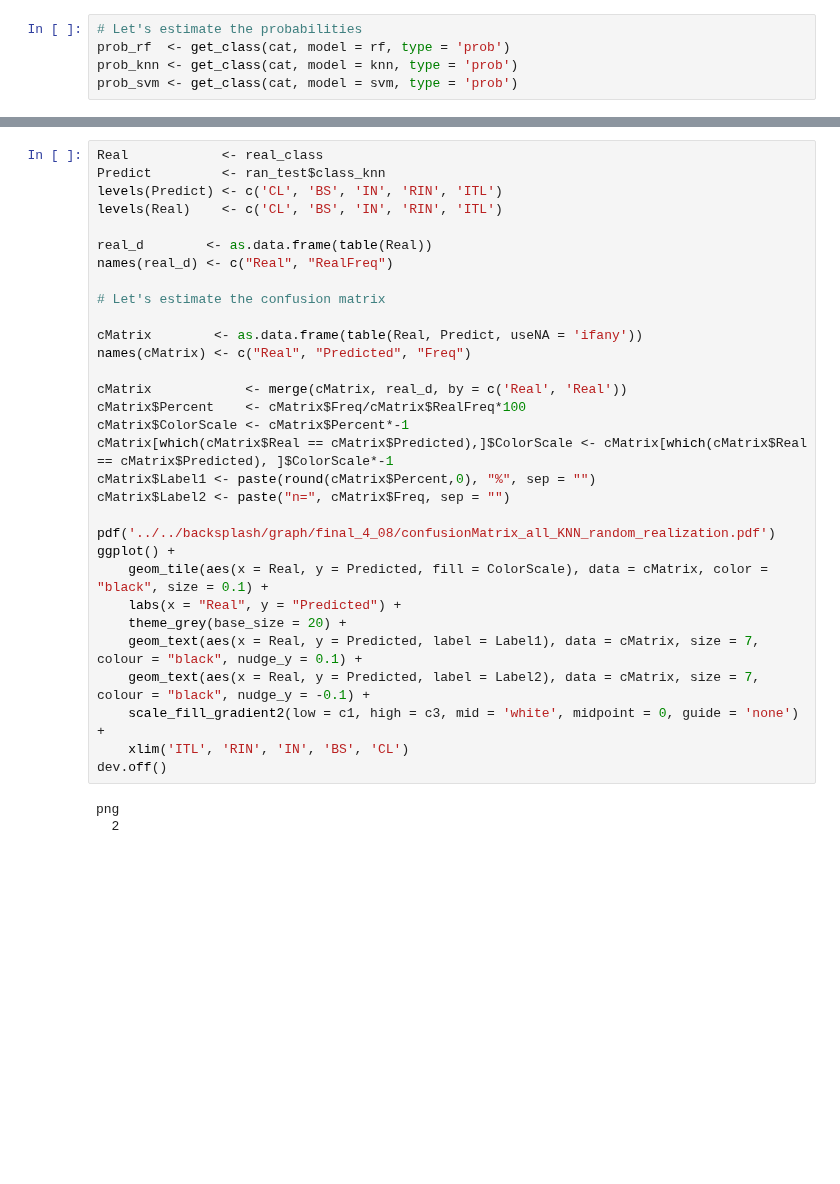
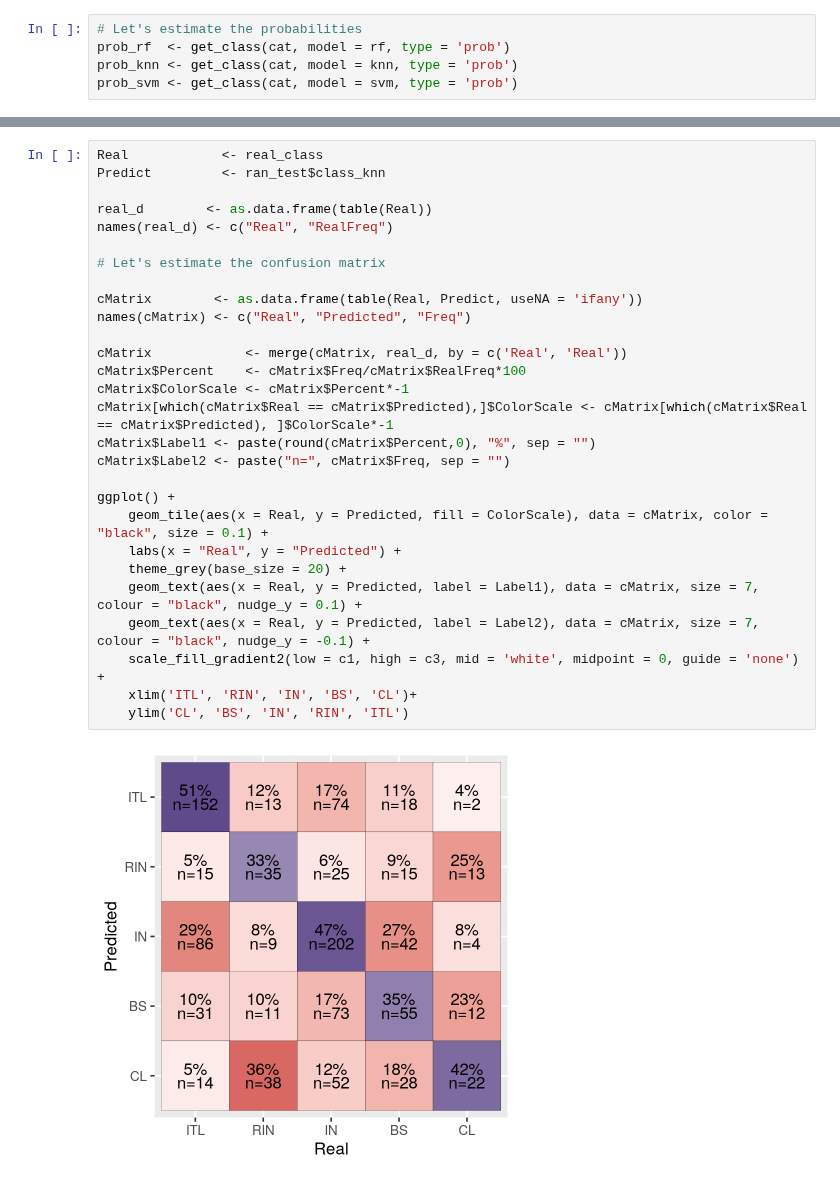
Before and after one commit to Martindelosrios/ROGER, a Jupyter notebook: Examples/Example 2 (RandomSample).ipynb, the cells around one changed output, grey strips where cells are left out. Cells and saved outputs as stored; diff of their text form; blank space fills up the shorter version.

```diff
--- a/Examples/Example 2 (RandomSample).ipynb
+++ b/Examples/Example 2 (RandomSample).ipynb
@@ -565,37 +550,33 @@ png
 # %%
 Real            <- real_class
 Predict         <- ran_test$class_knn
-levels(Predict) <- c('CL', 'BS', 'IN', 'RIN', 'ITL')
-levels(Real)    <- c('CL', 'BS', 'IN', 'RIN', 'ITL')
 
 real_d        <- as.data.frame(table(Real))
 names(real_d) <- c("Real", "RealFreq")
 
 # Let's estimate the confusion matrix
 
 cMatrix        <- as.data.frame(table(Real, Predict, useNA = 'ifany'))
 names(cMatrix) <- c("Real", "Predicted", "Freq")
 
 cMatrix            <- merge(cMatrix, real_d, by = c('Real', 'Real'))
 cMatrix$Percent    <- cMatrix$Freq/cMatrix$RealFreq*100
 cMatrix$ColorScale <- cMatrix$Percent*-1
 cMatrix[which(cMatrix$Real == cMatrix$Predicted),]$ColorScale <- cMatrix[which(cMatrix$Real == cMatrix$Predicted), ]$ColorScale*-1
 cMatrix$Label1 <- paste(round(cMatrix$Percent,0), "%", sep = "")
 cMatrix$Label2 <- paste("n=", cMatrix$Freq, sep = "")
 
-pdf('../../backsplash/graph/final_4_08/confusionMatrix_all_KNN_random_realization.pdf')
 ggplot() +
     geom_tile(aes(x = Real, y = Predicted, fill = ColorScale), data = cMatrix, color = "black", size = 0.1) +
     labs(x = "Real", y = "Predicted") +
     theme_grey(base_size = 20) +
     geom_text(aes(x = Real, y = Predicted, label = Label1), data = cMatrix, size = 7, colour = "black", nudge_y = 0.1) +
     geom_text(aes(x = Real, y = Predicted, label = Label2), data = cMatrix, size = 7, colour = "black", nudge_y = -0.1) +
     scale_fill_gradient2(low = c1, high = c3, mid = 'white', midpoint = 0, guide = 'none') +
-    xlim('ITL', 'RIN', 'IN', 'BS', 'CL')
-dev.off()
+    xlim('ITL', 'RIN', 'IN', 'BS', 'CL')+
+    ylim('CL', 'BS', 'IN', 'RIN', 'ITL')
 # %% [output]
-png
-  2
+[figure, added]
 # %%
 options(repr.plot.width = 15, repr.plot.height = 20)
 grid.arrange(hx_knn, blankPlot, hx_svm, blankPlot, hx_rf, blankPlot, p_knn, hy_knn, p_svm, hy_svm, p_rf, hy_rf,
```
Also changed, not shown: parts of 11 cells of this notebook, 4 other files.
